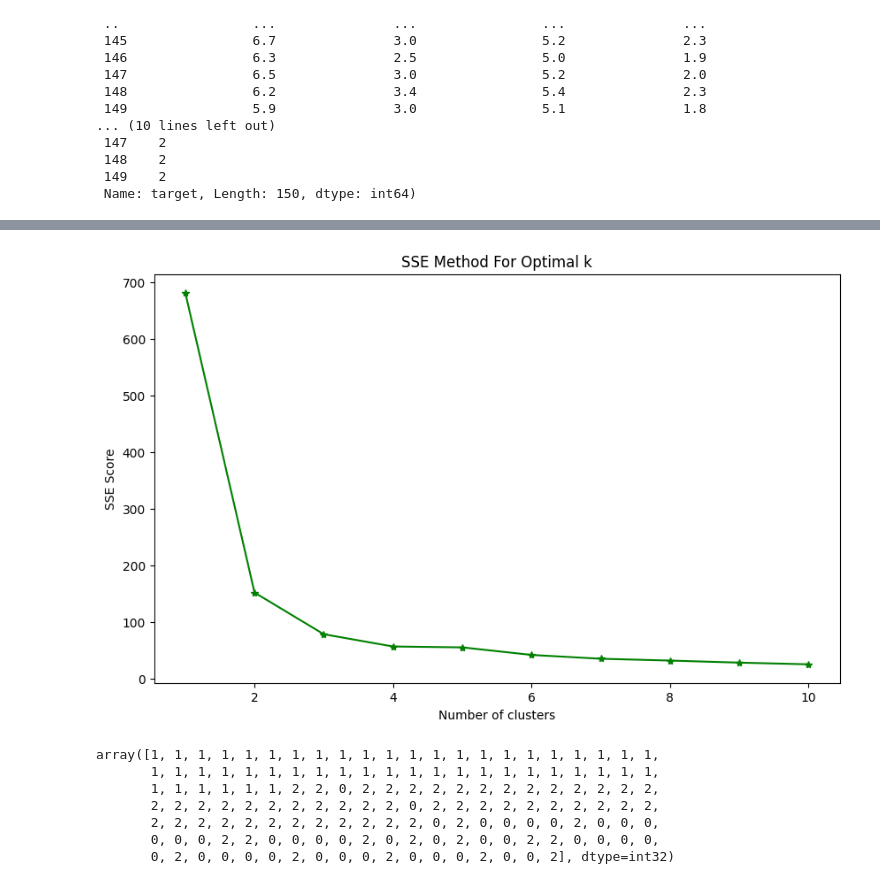
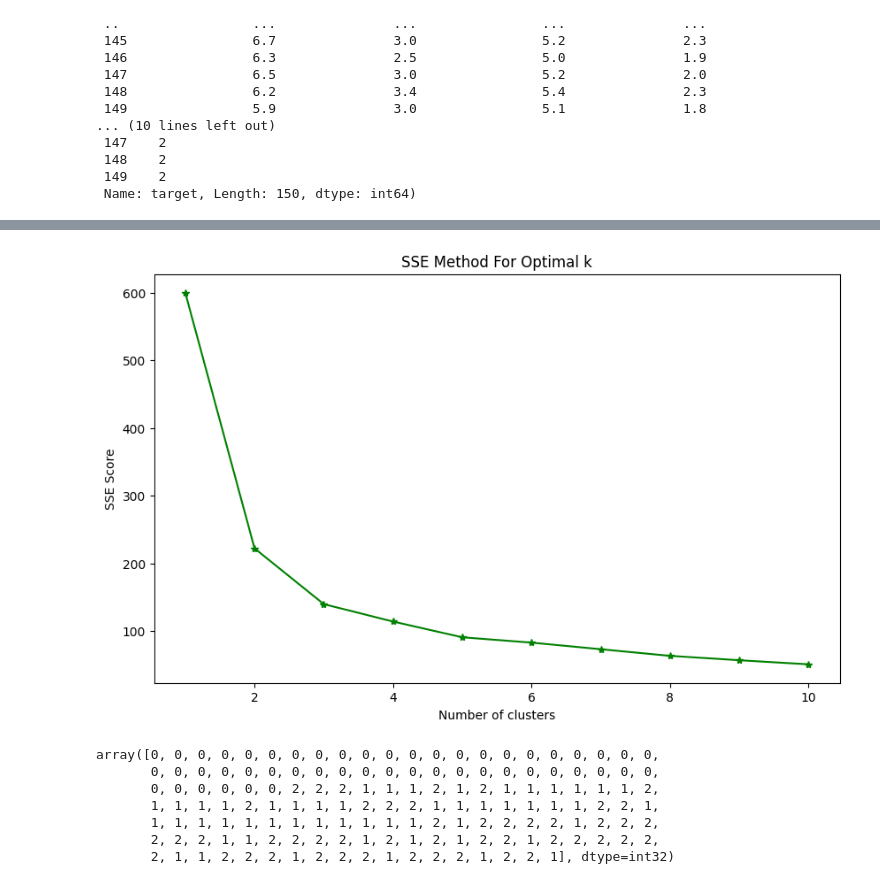
Before and after one commit to jassuwu/college8, a Jupyter notebook: 20XW87 - DATA MINING LAB/ClusteringAlgosTake2/KMeans.ipynb, the cells around one changed output, grey strips where cells are left out. Saved outputs shown, nothing was run; the diff lists cells and outputs as text; code cells hidden in the pictures.

Commit message:
20XW87: test Take2 ClusteringAlgos

```diff
--- a/20XW87 - DATA MINING LAB/ClusteringAlgosTake2/KMeans.ipynb
+++ b/20XW87 - DATA MINING LAB/ClusteringAlgosTake2/KMeans.ipynb
@@ -30,3 +30,10 @@ X, y
  148    2
  149    2
  Name: target, Length: 150, dtype: int64)
+# %%
+def preprocess(df):
+    df = df.copy(deep=True)
+    return pd.DataFrame(StandardScaler().fit_transform(df), index=df.index, columns=df.columns)
+
+X = preprocess(X)
+X
@@ -33,31 +54,31 @@ X, y
 # %%
 def calculate_WSS(points, kmax):
   sse = []
   for k in range(1, kmax+1):
-    kmeans = KMeans(n_clusters=k).fit(points)
+    kmeans = KMeans(n_clusters=k, n_init='auto').fit(points)
     sse.append(kmeans.inertia_)
   return sse
 
 
 plt.figure(figsize=(10,6))
 plt.plot(range(1, 11), calculate_WSS(X, 10), 'g*-')
 plt.xlabel('Number of clusters')
 plt.ylabel('SSE Score')
 plt.title('SSE Method For Optimal k')
 plt.show()
 # %% [output]
-[figure, old version]
+[figure, new version]
 # %%
-kmeans = KMeans(n_clusters=3).fit(X)
+kmeans = KMeans(n_clusters=3, n_init='auto').fit(X)
 kmeans.labels_
 # %% [output]
-array([1, 1, 1, 1, 1, 1, 1, 1, 1, 1, 1, 1, 1, 1, 1, 1, 1, 1, 1, 1, 1, 1,
-       1, 1, 1, 1, 1, 1, 1, 1, 1, 1, 1, 1, 1, 1, 1, 1, 1, 1, 1, 1, 1, 1,
-       1, 1, 1, 1, 1, 1, 2, 2, 0, 2, 2, 2, 2, 2, 2, 2, 2, 2, 2, 2, 2, 2,
-       2, 2, 2, 2, 2, 2, 2, 2, 2, 2, 2, 0, 2, 2, 2, 2, 2, 2, 2, 2, 2, 2,
-       2, 2, 2, 2, 2, 2, 2, 2, 2, 2, 2, 2, 0, 2, 0, 0, 0, 0, 2, 0, 0, 0,
-       0, 0, 0, 2, 2, 0, 0, 0, 0, 2, 0, 2, 0, 2, 0, 0, 2, 2, 0, 0, 0, 0,
-       0, 2, 0, 0, 0, 0, 2, 0, 0, 0, 2, 0, 0, 0, 2, 0, 0, 2], dtype=int32)
+array([0, 0, 0, 0, 0, 0, 0, 0, 0, 0, 0, 0, 0, 0, 0, 0, 0, 0, 0, 0, 0, 0,
+       0, 0, 0, 0, 0, 0, 0, 0, 0, 0, 0, 0, 0, 0, 0, 0, 0, 0, 0, 0, 0, 0,
+       0, 0, 0, 0, 0, 0, 2, 2, 2, 1, 1, 1, 2, 1, 2, 1, 1, 1, 1, 1, 1, 2,
+       1, 1, 1, 1, 2, 1, 1, 1, 1, 2, 2, 2, 1, 1, 1, 1, 1, 1, 1, 2, 2, 1,
+       1, 1, 1, 1, 1, 1, 1, 1, 1, 1, 1, 1, 2, 1, 2, 2, 2, 2, 1, 2, 2, 2,
+       2, 2, 2, 1, 1, 2, 2, 2, 2, 1, 2, 1, 2, 1, 2, 2, 1, 2, 2, 2, 2, 2,
+       2, 1, 1, 2, 2, 2, 1, 2, 2, 2, 1, 2, 2, 2, 1, 2, 2, 1], dtype=int32)
 # %%
 pca = PCA(n_components=2)
 pca_result = pca.fit_transform(X)
```
Also changed, not shown: parts of 3 cells of this notebook, 3 other files.
